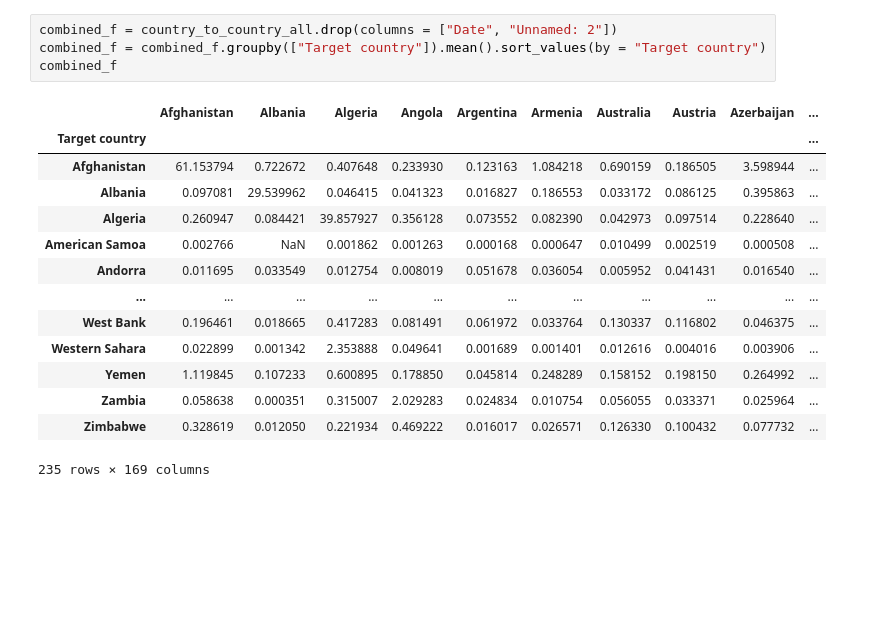
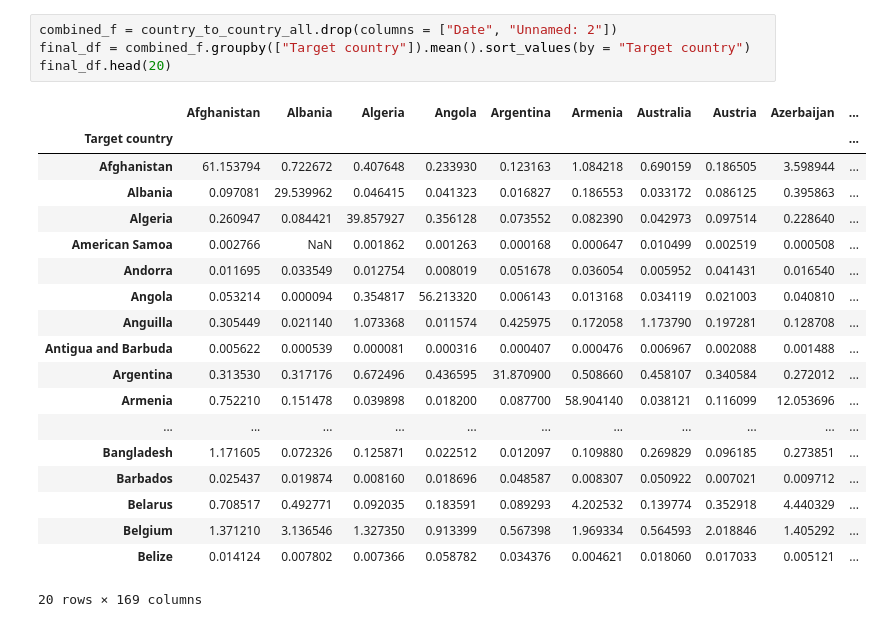
Before and after one commit to lboekestein/capstone, a Jupyter notebook: data/newsdata/vizualizations.ipynb, the cells around one changed output. Saved outputs shown, nothing was run; the diff lists cells and outputs as text; blank space fills up the shorter version.

```diff
--- a/data/newsdata/vizualizations.ipynb
+++ b/data/newsdata/vizualizations.ipynb
@@ -51,19 +36,24 @@ countries_capitals.head()
 # %%
 combined_f = country_to_country_all.drop(columns = ["Date", "Unnamed: 2"])
-combined_f = combined_f.groupby(["Target country"]).mean().sort_values(by = "Target country")
-combined_f
+final_df = combined_f.groupby(["Target country"]).mean().sort_values(by = "Target country")
+final_df.head(20)
 # %% [output]
 |  | Afghanistan | Albania | Algeria | Angola | Argentina | Armenia | Australia | Austria | Azerbaijan | ... |
 | Target country |  |  |  |  |  |  |  |  |  | ... |
 | Afghanistan | 61.153794 | 0.722672 | 0.407648 | 0.233930 | 0.123163 | 1.084218 | 0.690159 | 0.186505 | 3.598944 | ... |
 | Albania | 0.097081 | 29.539962 | 0.046415 | 0.041323 | 0.016827 | 0.186553 | 0.033172 | 0.086125 | 0.395863 | ... |
 | Algeria | 0.260947 | 0.084421 | 39.857927 | 0.356128 | 0.073552 | 0.082390 | 0.042973 | 0.097514 | 0.228640 | ... |
 | American Samoa | 0.002766 | NaN | 0.001862 | 0.001263 | 0.000168 | 0.000647 | 0.010499 | 0.002519 | 0.000508 | ... |
 | Andorra | 0.011695 | 0.033549 | 0.012754 | 0.008019 | 0.051678 | 0.036054 | 0.005952 | 0.041431 | 0.016540 | ... |
+| Angola | 0.053214 | 0.000094 | 0.354817 | 56.213320 | 0.006143 | 0.013168 | 0.034119 | 0.021003 | 0.040810 | ... |
+| Anguilla | 0.305449 | 0.021140 | 1.073368 | 0.011574 | 0.425975 | 0.172058 | 1.173790 | 0.197281 | 0.128708 | ... |
+| Antigua and Barbuda | 0.005622 | 0.000539 | 0.000081 | 0.000316 | 0.000407 | 0.000476 | 0.006967 | 0.002088 | 0.001488 | ... |
+| Argentina | 0.313530 | 0.317176 | 0.672496 | 0.436595 | 31.870900 | 0.508660 | 0.458107 | 0.340584 | 0.272012 | ... |
+| Armenia | 0.752210 | 0.151478 | 0.039898 | 0.018200 | 0.087700 | 58.904140 | 0.038121 | 0.116099 | 12.053696 | ... |
 | ... | ... | ... | ... | ... | ... | ... | ... | ... | ... | ... |
-| West Bank | 0.196461 | 0.018665 | 0.417283 | 0.081491 | 0.061972 | 0.033764 | 0.130337 | 0.116802 | 0.046375 | ... |
-| Western Sahara | 0.022899 | 0.001342 | 2.353888 | 0.049641 | 0.001689 | 0.001401 | 0.012616 | 0.004016 | 0.003906 | ... |
-| Yemen | 1.119845 | 0.107233 | 0.600895 | 0.178850 | 0.045814 | 0.248289 | 0.158152 | 0.198150 | 0.264992 | ... |
-| Zambia | 0.058638 | 0.000351 | 0.315007 | 2.029283 | 0.024834 | 0.010754 | 0.056055 | 0.033371 | 0.025964 | ... |
-| Zimbabwe | 0.328619 | 0.012050 | 0.221934 | 0.469222 | 0.016017 | 0.026571 | 0.126330 | 0.100432 | 0.077732 | ... |
+| Bangladesh | 1.171605 | 0.072326 | 0.125871 | 0.022512 | 0.012097 | 0.109880 | 0.269829 | 0.096185 | 0.273851 | ... |
+| Barbados | 0.025437 | 0.019874 | 0.008160 | 0.018696 | 0.048587 | 0.008307 | 0.050922 | 0.007021 | 0.009712 | ... |
+| Belarus | 0.708517 | 0.492771 | 0.092035 | 0.183591 | 0.089293 | 4.202532 | 0.139774 | 0.352918 | 4.440329 | ... |
+| Belgium | 1.371210 | 3.136546 | 1.327350 | 0.913399 | 0.567398 | 1.969334 | 0.564593 | 2.018846 | 1.405292 | ... |
+| Belize | 0.014124 | 0.007802 | 0.007366 | 0.058782 | 0.034376 | 0.004621 | 0.018060 | 0.017033 | 0.005121 | ... |
-235 rows × 169 columns
+20 rows × 169 columns
```
Also changed, not shown: parts of 15 cells of this notebook.
